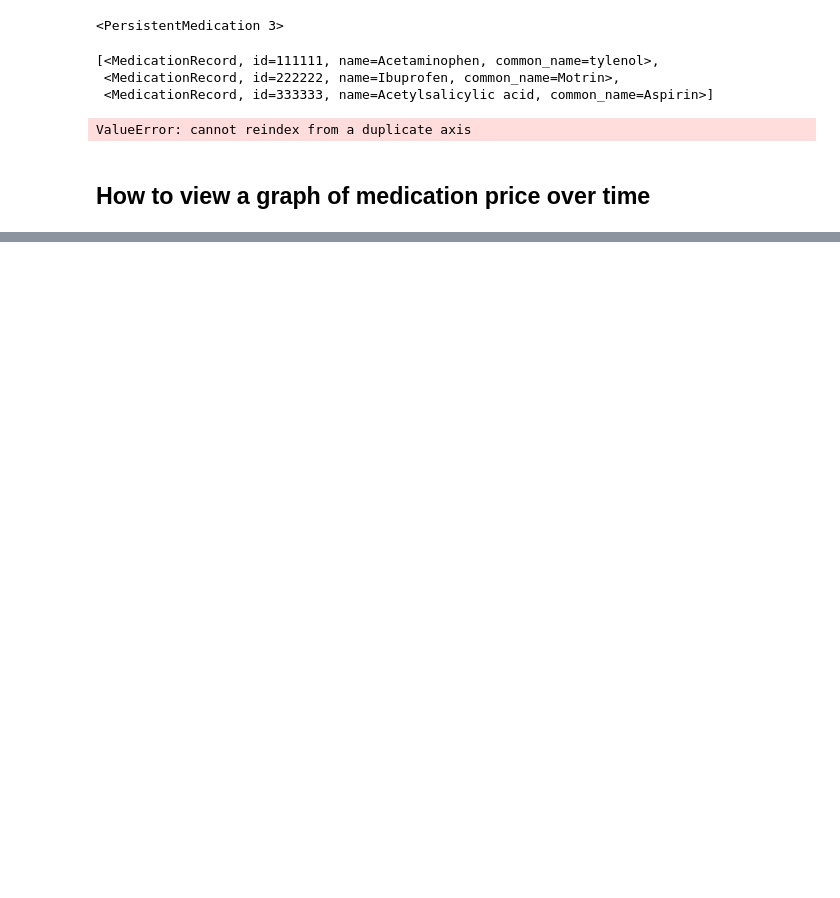
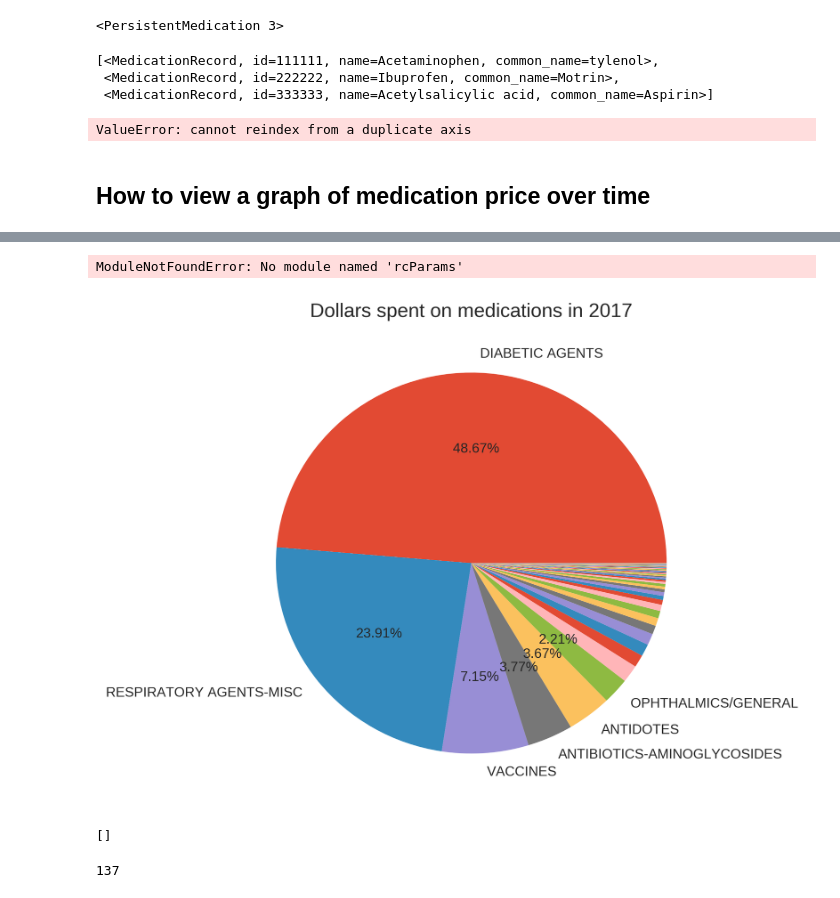
Before and after one commit to ehhop/ehhapp-formulary2, a Jupyter notebook: test_database.ipynb, the cells around one changed output, grey strips where cells are left out. Saved outputs shown, nothing was run; the diff lists cells and outputs as text; code cells hidden in the pictures; blank space fills up the shorter version.

```diff
--- a/test_database.ipynb
+++ b/test_database.ipynb
@@ -174,0 +519,49 @@ Continue? (Y/N)n
+# %%
+%matplotlib inline
+import database
+import pandas as pd
+import matplotlib.pyplot as plt
+
+meds = database.get_all_medication_records()
+year="2017"
+medications = database.PersistentMedication.query.\
+    order_by(database.PersistentMedication.name.asc()).\
+    all()
+medications = [i.to_class() for i in medications]
+if year!="0":
+    medout = []
+    for m in medications:
+        m.transactions = [t for t in m.transactions if t.date.year==int(year)]
+        if len(m.transactions)!=0:
+            medout.append(m)
+medications = medout
+# %% [output]
+ModuleNotFoundError: No module named 'rcParams'
+# %%
+from matplotlib import rcParams
+plt.style.use('ggplot')
+scale = 0.8
+rcParams['figure.figsize'] = (8*scale,8*scale)
+rcParams['figure.dpi'] = 300
+rcParams["legend.labelspacing"]=0
+rcParams["legend.columnspacing"] = 0
+rcParams["legend.shadow"] = False
+rcParams["legend.frameon"] = False
+rcParams["legend.borderpad"] = 0
+
+def my_autopct(pct):
+    return ('%.2f%%' % pct) if pct > 1.5 else ''
+
+med_df = pd.DataFrame([{"name":m.name,
+                        "category":m.category.split(" - ")[0].split(",")[0].strip() if m.category!=None else "Other",
+                        "price_spent":sum([t.price for t in m.transactions])} for m in medications])
+data = med_df.pivot_table(index="category",values="price_spent").\
+sort_values("price_spent",ascending=False)["price_spent"]
+
+labels = [n if v > data.sum() * 0.015 else '' for n, v in zip(data.index, data)]
+
+fig = data.plot.pie(y="price_spent",autopct=my_autopct,labels=labels,title="Dollars spent on medications in 2017",label="")
+plt.legend([])
+plt.show()
+# %% [output]
+[figure, added]
@@ -174,0 +709,8 @@ Continue? (Y/N)n
+# %%
+database.Invoice.query.all()
+# %% [output]
+[]
+# %%
+readrecord("invoice.xls")
+# %% [output]
+137
```
Also changed, not shown: parts of 19 cells of this notebook, 6 other files.
